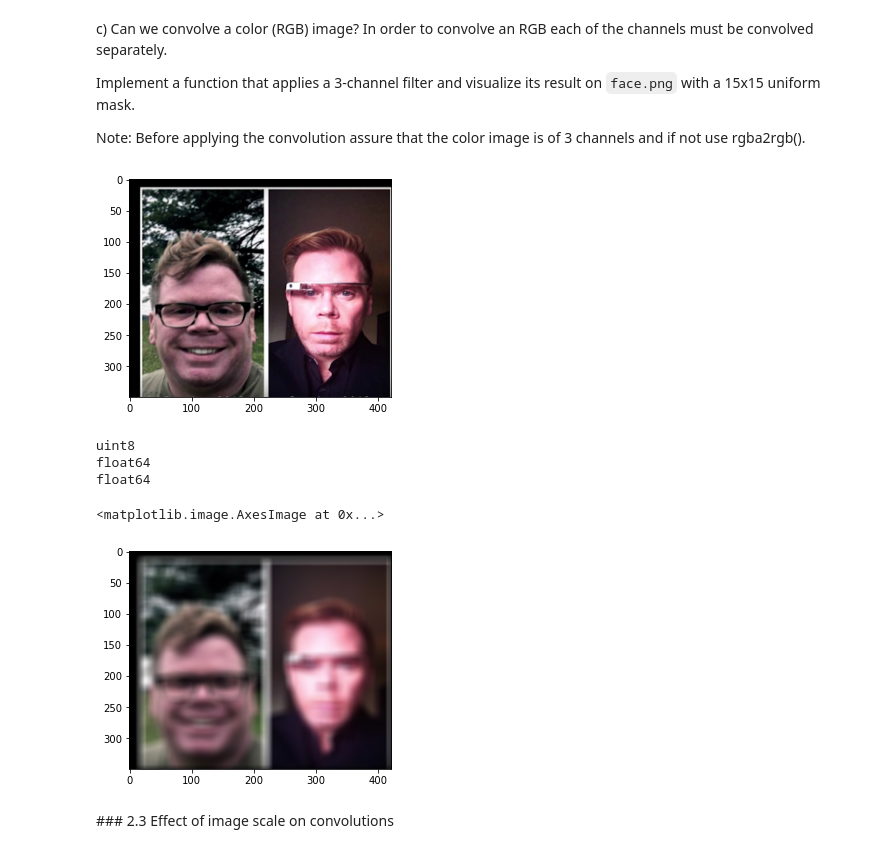
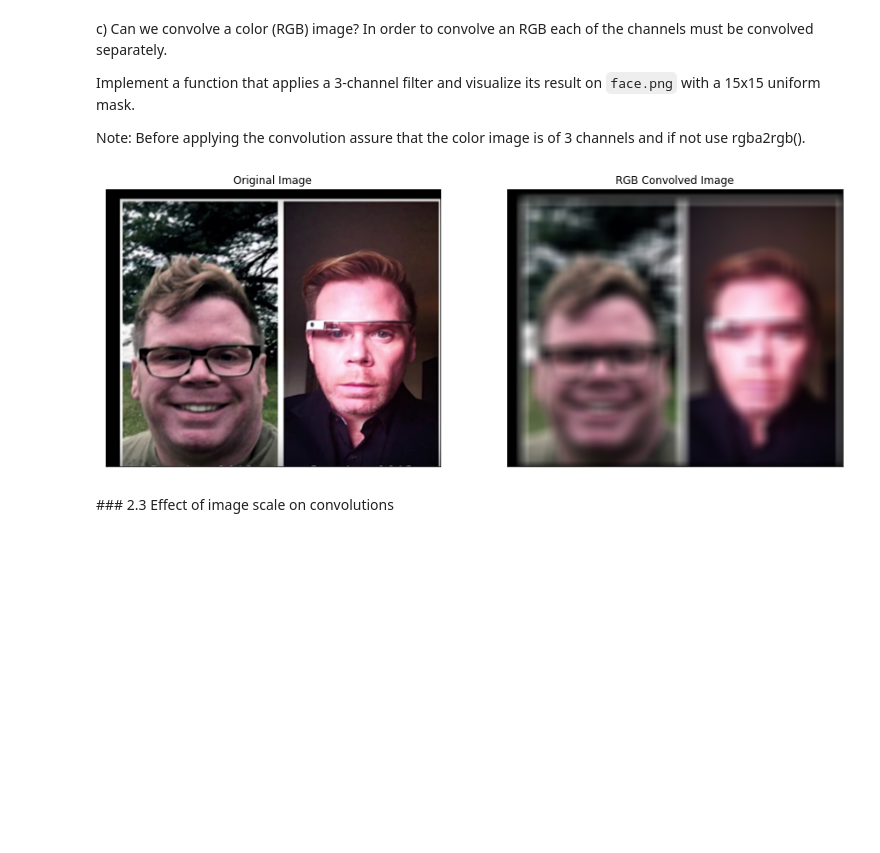
Before and after one commit to PauSolerValades/VA, a Jupyter notebook: Practica2/p2_2021-2022.ipynb, the cells around one changed output. Saved outputs shown, nothing was run; the diff lists cells and outputs as text; code cells hidden in the pictures; blank space fills up the shorter version.

```diff
--- a/Practica2/p2_2021-2022.ipynb
+++ b/Practica2/p2_2021-2022.ipynb
@@ -305,37 +273,33 @@ Note: Before applying the convolution assure that the color image is of 3 channe
 # %%
 """
 Recive an image (x,y,3) and convolves the three channels separatelyu
 Image is returned in float64 (caused by convolve and toRGB)
 """
 def convolveRGB(image, mask, mode, cval):
 
     if(image.shape[2]==4):
         image = rgba2rgb(image)
 
     image[:,:,0] = convolve(image[:,:,0], mask, mode=mode, cval=cval)
     image[:,:,1] = convolve(image[:,:,1], mask, mode=mode, cval=cval)
     image[:,:,2] = convolve(image[:,:,2], mask, mode=mode, cval=cval)
 
     return image
 
 image = io.imread('images/face.png')
 
-plt.imshow(image)
-plt.show()
-
 mask_2d = np.ones((15,15))
 mask_2d = mask_2d/np.sum(mask_2d) #Normalize
 
-image = convolveRGB(image, mask_2d, mode='constant', cval=0.0)
+image_convolved = convolveRGB(image, mask_2d, mode='constant', cval=0.0)
 
-plt.imshow(image)
+
+visualize2(
+    image, image_convolved,
+    "Original Image", "RGB Convolved Image"
+)
 # %% [output]
-[figure, old version]
+[figure, new version]
-uint8
-float64
-float64
-<matplotlib.image.AxesImage at 0x...>
-[figure, removed]
 # %% [markdown]
 ### 2.3 Effect of image scale on convolutions
 # %% [markdown]
```
Also changed, not shown: parts of 16 cells of this notebook.
